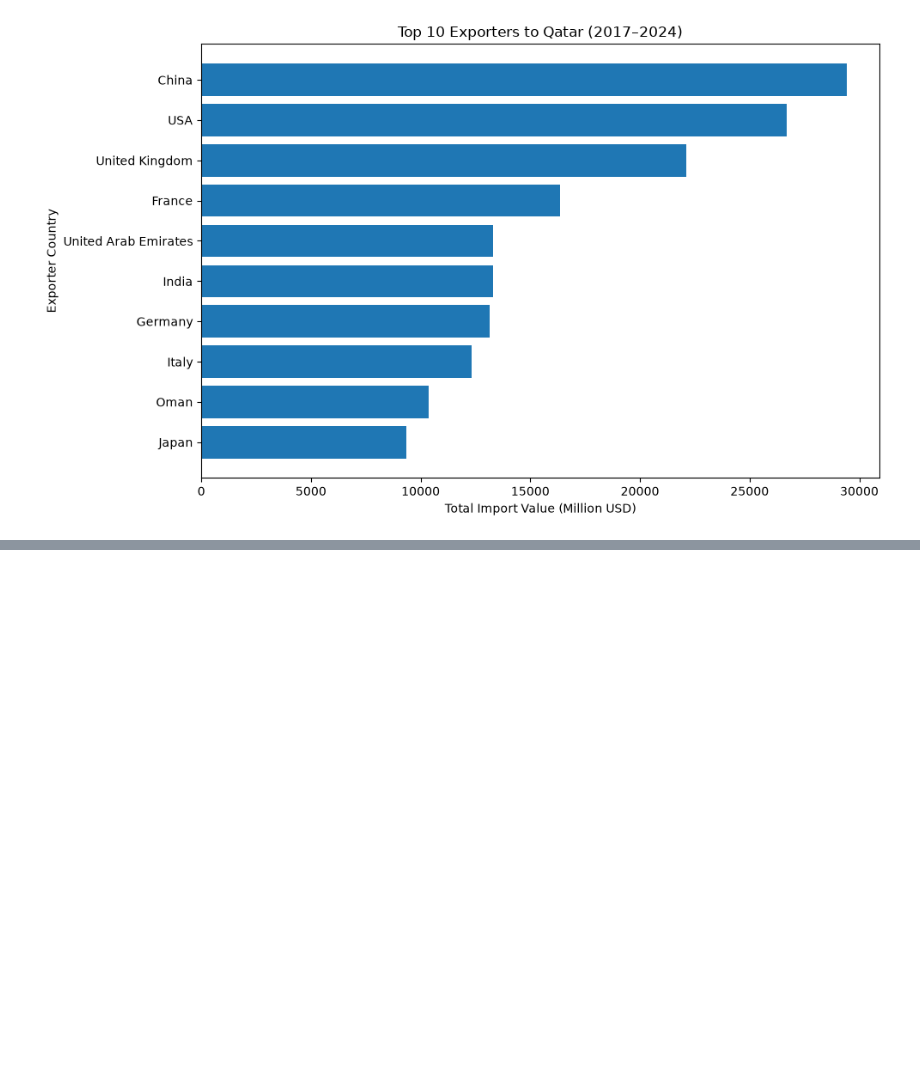
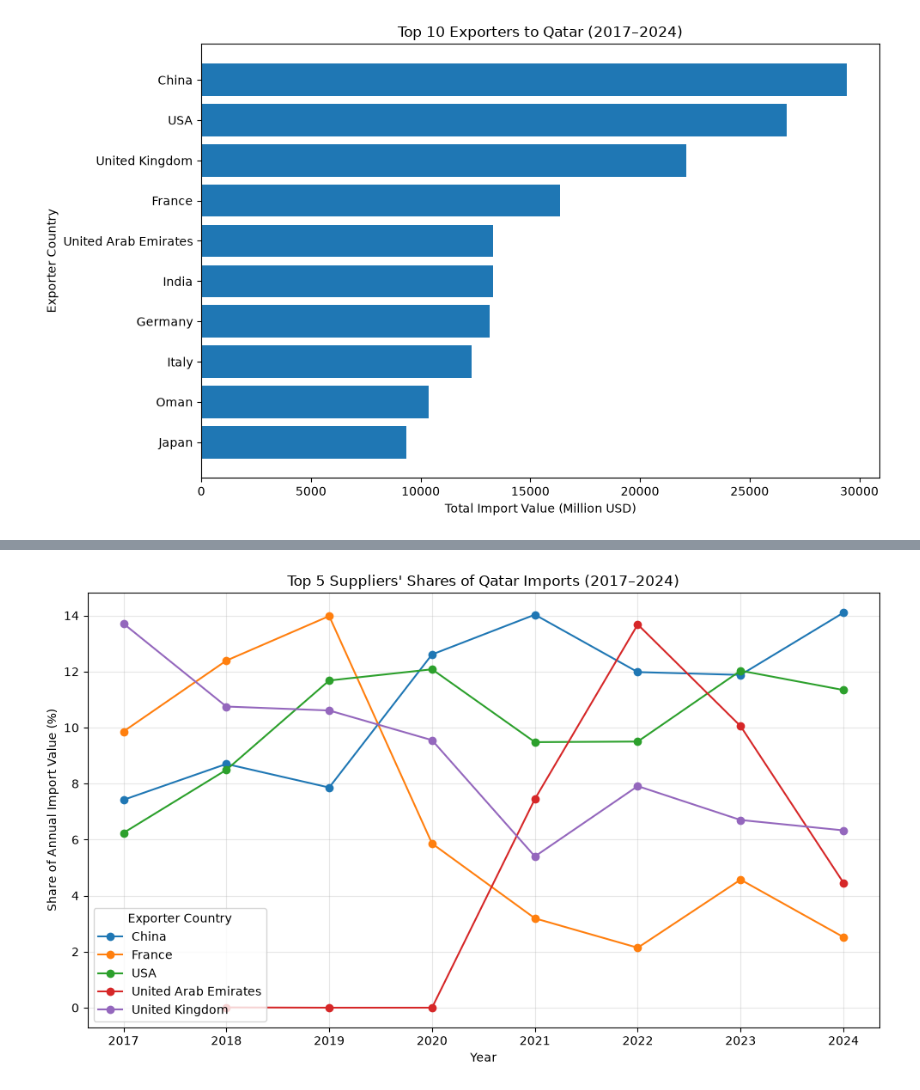
Before and after one commit to maha-mk2003044/assignments, a Jupyter notebook: assign1/notebooks/lakehouse_pipline.ipynb, the cells around one changed output, grey strips where cells are left out. Saved outputs shown, nothing was run; the diff lists cells and outputs as text; code cells hidden in the pictures; blank space fills up the shorter version.

```diff
--- a/assign1/notebooks/lakehouse_pipline.ipynb
+++ b/assign1/notebooks/lakehouse_pipline.ipynb
@@ -263,0 +344,68 @@ plt.show()
+# %%
+
+# Question 4: Annual import shares of the top five suppliers
+q4 = con.execute("""
+    WITH top_five AS (
+        SELECT exporter_key
+        FROM lake.gold.fact_imports
+        GROUP BY exporter_key
+        ORDER BY SUM(trade_value) DESC
+        LIMIT 5
+    ),
+    annual_totals AS (
+        SELECT
+            year_key,
+            SUM(trade_value) AS annual_total
+        FROM lake.gold.fact_imports
+        GROUP BY year_key
+    ),
+    supplier_totals AS (
+        SELECT
+            f.year_key,
+            f.exporter_key,
+            SUM(f.trade_value) AS supplier_total
+        FROM lake.gold.fact_imports f
+        JOIN top_five t
+            ON f.exporter_key = t.exporter_key
+        GROUP BY f.year_key, f.exporter_key
+    )
+    SELECT
+        y.year,
+        e.country_name AS exporter_country,
+        ROUND(
+            100.0 * s.supplier_total
+            / NULLIF(a.annual_total, 0),
+            2
+        ) AS import_share_pct
+    FROM supplier_totals s
+    JOIN annual_totals a
+        ON s.year_key = a.year_key
+    JOIN lake.gold.dim_year y
+        ON s.year_key = y.year_key
+    JOIN lake.gold.dim_exporter e
+        ON s.exporter_key = e.exporter_key
+    ORDER BY y.year, exporter_country
+""").df()
+
+display(q4)
+
+# Visualization 4: Supplier import-share trends
+plt.figure(figsize=(10, 6))
+
+for country, group in q4.groupby("exporter_country"):
+    plt.plot(
+        group["year"],
+        group["import_share_pct"],
+        marker="o",
+        label=country
+    )
+
+plt.title("Top 5 Suppliers' Shares of Qatar Imports (2017–2024)")
+plt.xlabel("Year")
+plt.ylabel("Share of Annual Import Value (%)")
+plt.xticks(sorted(q4["year"].unique()))
+plt.legend(title="Exporter Country")
+plt.grid(alpha=0.3)
+plt.tight_layout()
+plt.show()
+# %% [output]
@@ -263,0 +429 @@ plt.show()
+[figure, added]
```
Also changed, not shown: parts of 8 cells of this notebook.
